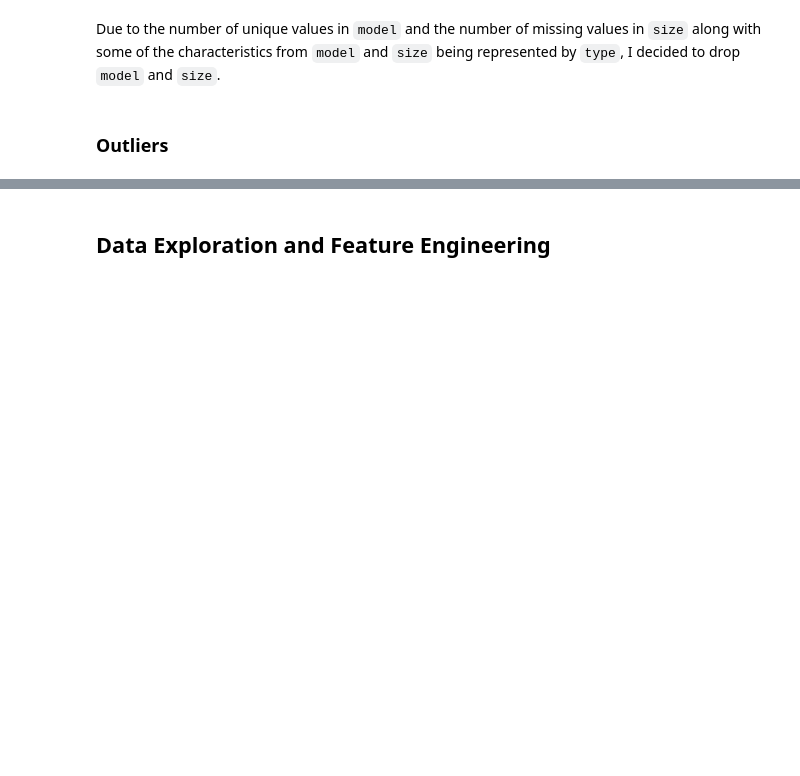
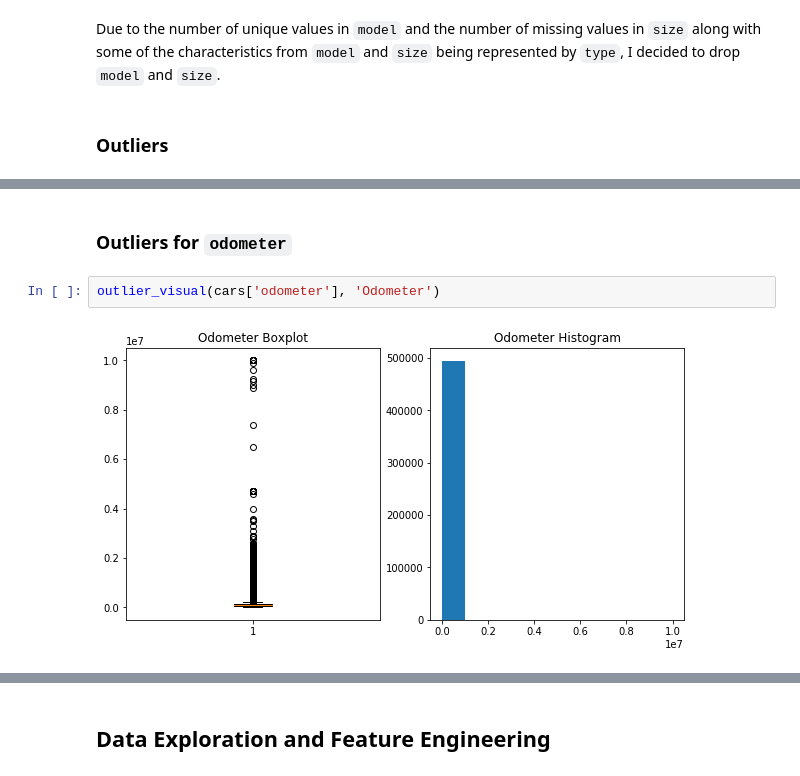
Before and after one commit to BenGriffith/data-science, a Jupyter notebook: capstone/supervised/used-cars.ipynb, the cells around one changed output, grey strips where cells are left out. Cells and saved outputs as stored; diff of their text form; blank space fills up the shorter version.

````diff
--- a/capstone/supervised/used-cars.ipynb
+++ b/capstone/supervised/used-cars.ipynb
@@ -723,0 +770,6 @@ def outlier_visual(column):
+# %% [markdown]
+### Outliers for ```odometer```
+# %%
+outlier_visual(cars['odometer'], 'Odometer')
+# %% [output]
+[figure, added]
````
Also changed, not shown: parts of 53 cells of this notebook.
